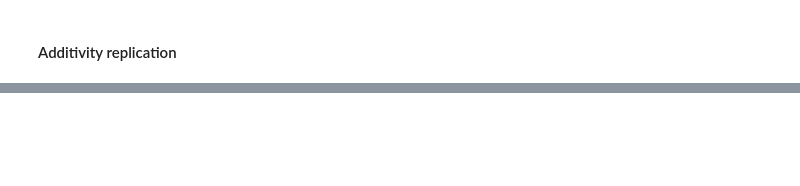
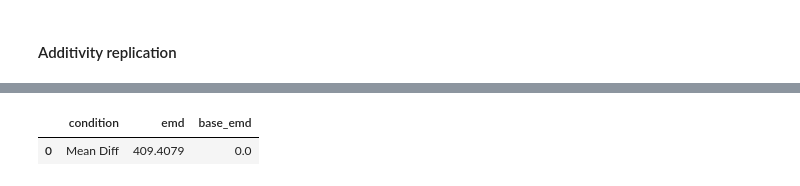
Before and after one commit to grantsrb/rep_divergence, a Jupyter notebook: table_1_replication.ipynb, the cells around one changed output, grey strips where cells are left out. Saved outputs shown, nothing was run; the diff lists cells and outputs as text; code cells hidden in the pictures; blank space fills up the shorter version.

```diff
--- a/table_1_replication.ipynb
+++ b/table_1_replication.ipynb
@@ -538,0 +828,38 @@ np.save(f"../../../data2/sjeromeh/data/binding-vectors/modified_entity_hidden_st
+# %%
+pos = None # None means all
+layer = None # None means all
+
+natty_hstates = torch.concat([
+    all_modified_attribute_hidden_states_matrix[:200],
+    all_modified_entity_hidden_states_matrix[:200],
+], dim=0)[::2]
+intrv_hstates = torch.concat([
+    all_intervened_attribute_hidden_states_matrix[:200],
+    all_intervened_entity_hidden_states_matrix[:200],
+], dim=0)[::2]
+
+natty_states, intrv_states = filter_by_layer_and_position(
+    natty_hstates, intrv_hstates, layer=layer, pos=pos
+)
+
+diffs = visualize_states(
+    natty_states,
+    intrv_states,
+    xdim=0,
+    ydim=1,
+    save_name="all_states_all_positions.png",
+    expl_var_threshold=0,
+    sample_size=None,
+)
+mse = diffs["mse"]
+emd = diffs["emd"]
+base_emd = diffs["base_emd"]
+print("MSE:", mse)
+print("EMD:", emd)
+print("BaseEMD:", base_emd)
+df = pd.DataFrame({
+    "condition": ["Mean Diff"],
+    "emd": [emd],
+    "base_emd": [base_emd],
+})
+df.to_csv("mean_diff.csv", header=True, index=False)
@@ -538,0 +878,5 @@ np.save(f"../../../data2/sjeromeh/data/binding-vectors/modified_entity_hidden_st
+# %%
+df
+# %% [output]
+|  | condition | emd | base_emd |
+| 0 | Mean Diff | 409.4079 | 0.0 |
```
Also changed, not shown: parts of 26 cells of this notebook, 1 other file.
